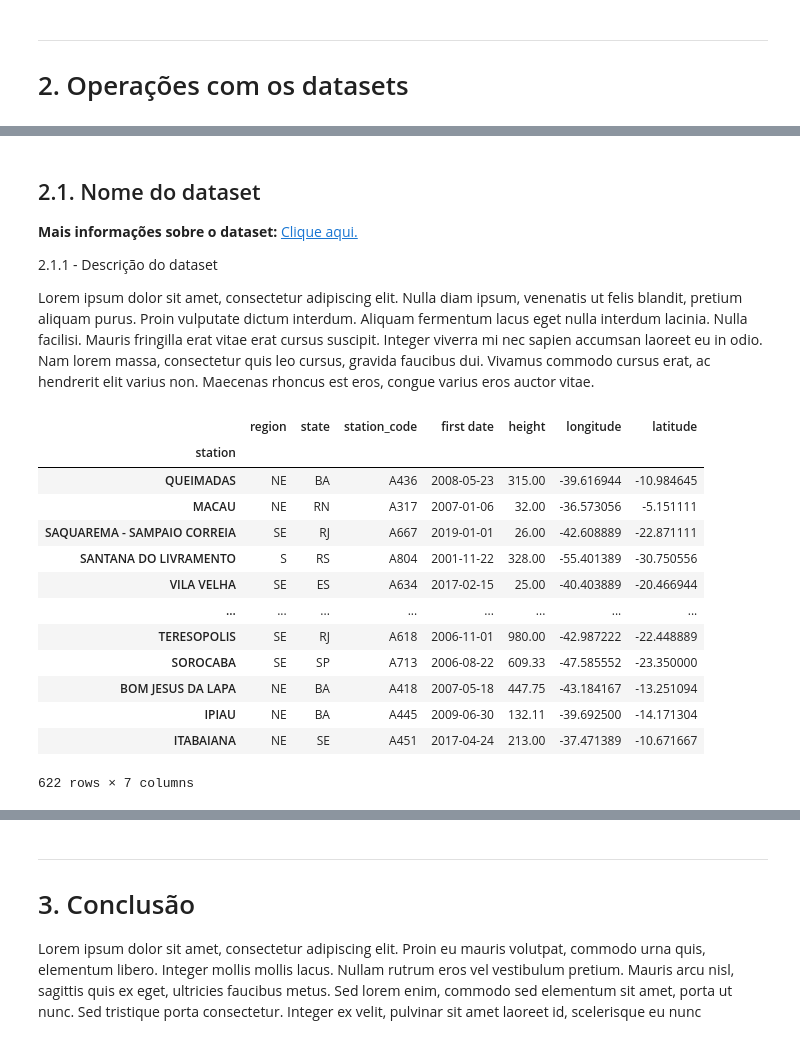
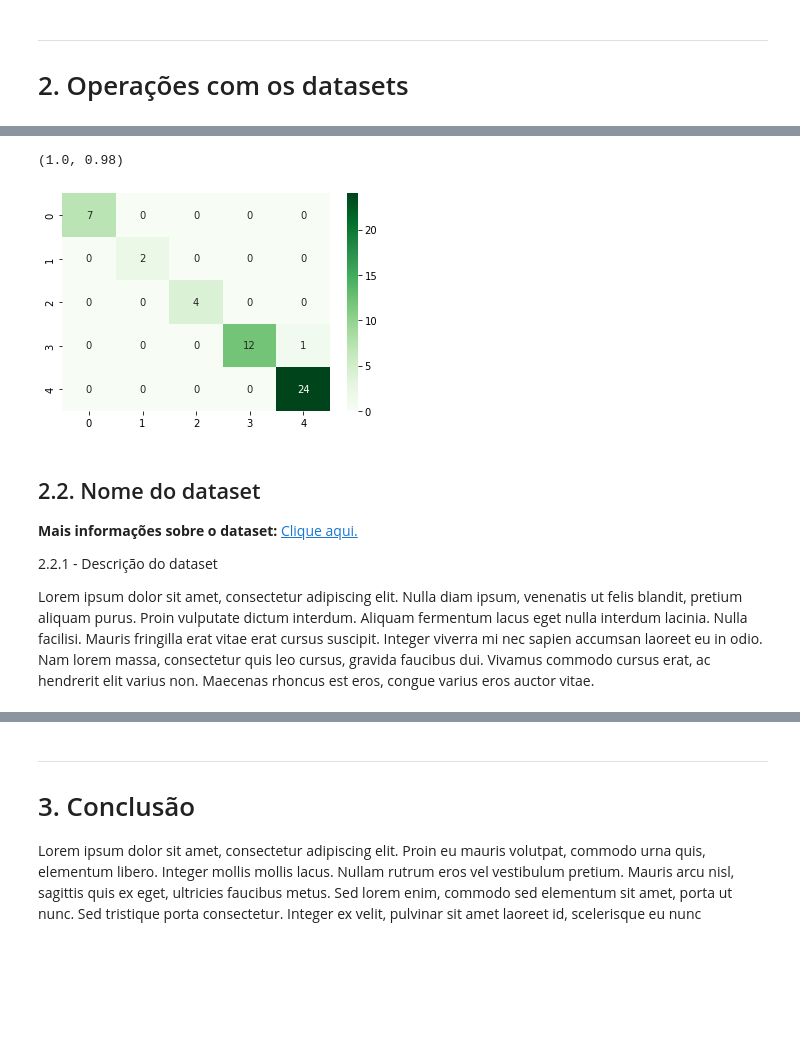
Before and after one commit to RodrigoTRS/machine-learning-SCC0530, a Jupyter notebook: notebook_relatorio.ipynb, the cells around one changed output, grey strips where cells are left out. Saved outputs shown, nothing was run; the diff lists cells and outputs as text; code cells hidden in the pictures; blank space fills up the shorter version.

```diff
--- a/notebook_relatorio.ipynb
+++ b/notebook_relatorio.ipynb
@@ -47,0 +192,4 @@ O relatório a seguir será composto da seguinte forma para cada um dos datasets
+# %%
+# Dividindo os dados entre os dados alvo (as drogas) e as variáveis que serão utilizadas para tomada de decisão
+X = data.drop('Drug', axis = 1)
+y = data['Drug']
@@ -48,27 +238,36 @@ O relatório a seguir será composto da seguinte forma para cada um dos datasets
+# %%
+# Definição da função de avaliação do modelo
+def model_evaluation(classifier):
+    cm = confusion_matrix(y_test, classifier.predict(X_test))
+    counts = [value for value in cm.flatten()]
+    labels = [f'{v1}' for v1 in counts]
+    labels = np.asarray(labels).reshape(5,5)
+    sns.heatmap(cm, annot = labels, cmap = 'Greens', fmt = '')
+
+X_train, X_test, y_train, y_test = train_test_split(X, y)
+
+# Contruindo a avaliação com o melhor modelo descoberto
+dt = DecisionTreeClassifier(criterion = 'gini', max_leaf_nodes = 15, min_samples_split = 12).fit(X_train, y_train)
+# %%
+## 2.1.6 - Avaliação do modelo
+
+# Score da árvore de decisão com o melhor modelo aplicado
+dt.score(X_train, y_train), dt.score(X_test, y_test)
+# %% [output]
+(1.0, 0.98)
+# %%
+# Como visto, o modelo obteve quase 100% de acurácia tanto para o dataset de treinamento quanto para o de testes.
+
+# A figura abaixo vai mostrar como o modelo preveu os valores e também as contagens, sendo que os blocos na diagonal são
+# os valores corretamente previstos e os outros valores são os previstos de maneira errada.
+
+model_evaluation(dt)
+# %% [output]
+[figure, added]
 # %% [markdown]
-## 2.1. Nome do dataset
+## 2.2. Nome do dataset
 **Mais informações sobre o dataset:** <a href="http://localhost:3000">Clique aqui.</a>
 
-2.1.1 - Descrição do dataset
+2.2.1 - Descrição do dataset
 
 Lorem ipsum dolor sit amet, consectetur adipiscing elit. Nulla diam ipsum, venenatis ut felis blandit, pretium aliquam purus. Proin vulputate dictum interdum. Aliquam fermentum lacus eget nulla interdum lacinia. Nulla facilisi. Mauris fringilla erat vitae erat cursus suscipit. Integer viverra mi nec sapien accumsan laoreet eu in odio. Nam lorem massa, consectetur quis leo cursus, gravida faucibus dui. Vivamus commodo cursus erat, ac hendrerit elit varius non. Maecenas rhoncus est eros, congue varius eros auctor vitae.
-# %%
-## 2.1.2 - Pré-processamentos
-
-dataset = pd.read_csv('data\dataset_1\stations.csv', sep=',',  index_col=0, na_values='?')
-dataset
-# %% [output]
-|  | region | state | station_code | first date | height | longitude | latitude |
-| station |  |  |  |  |  |  |  |
-| QUEIMADAS | NE | BA | A436 | 2008-05-23 | 315.00 | -39.616944 | -10.984645 |
-| MACAU | NE | RN | A317 | 2007-01-06 | 32.00 | -36.573056 | -5.151111 |
-| SAQUAREMA - SAMPAIO CORREIA | SE | RJ | A667 | 2019-01-01 | 26.00 | -42.608889 | -22.871111 |
-| SANTANA DO LIVRAMENTO | S | RS | A804 | 2001-11-22 | 328.00 | -55.401389 | -30.750556 |
-| VILA VELHA | SE | ES | A634 | 2017-02-15 | 25.00 | -40.403889 | -20.466944 |
-| ... | ... | ... | ... | ... | ... | ... | ... |
-| TERESOPOLIS | SE | RJ | A618 | 2006-11-01 | 980.00 | -42.987222 | -22.448889 |
-| SOROCABA | SE | SP | A713 | 2006-08-22 | 609.33 | -47.585552 | -23.350000 |
-| BOM JESUS DA LAPA | NE | BA | A418 | 2007-05-18 | 447.75 | -43.184167 | -13.251094 |
-| IPIAU | NE | BA | A445 | 2009-06-30 | 132.11 | -39.692500 | -14.171304 |
-| ITABAIANA | NE | SE | A451 | 2017-04-24 | 213.00 | -37.471389 | -10.671667 |
-622 rows × 7 columns
```
Also changed, not shown: parts of 22 cells of this notebook, 6 other files.
